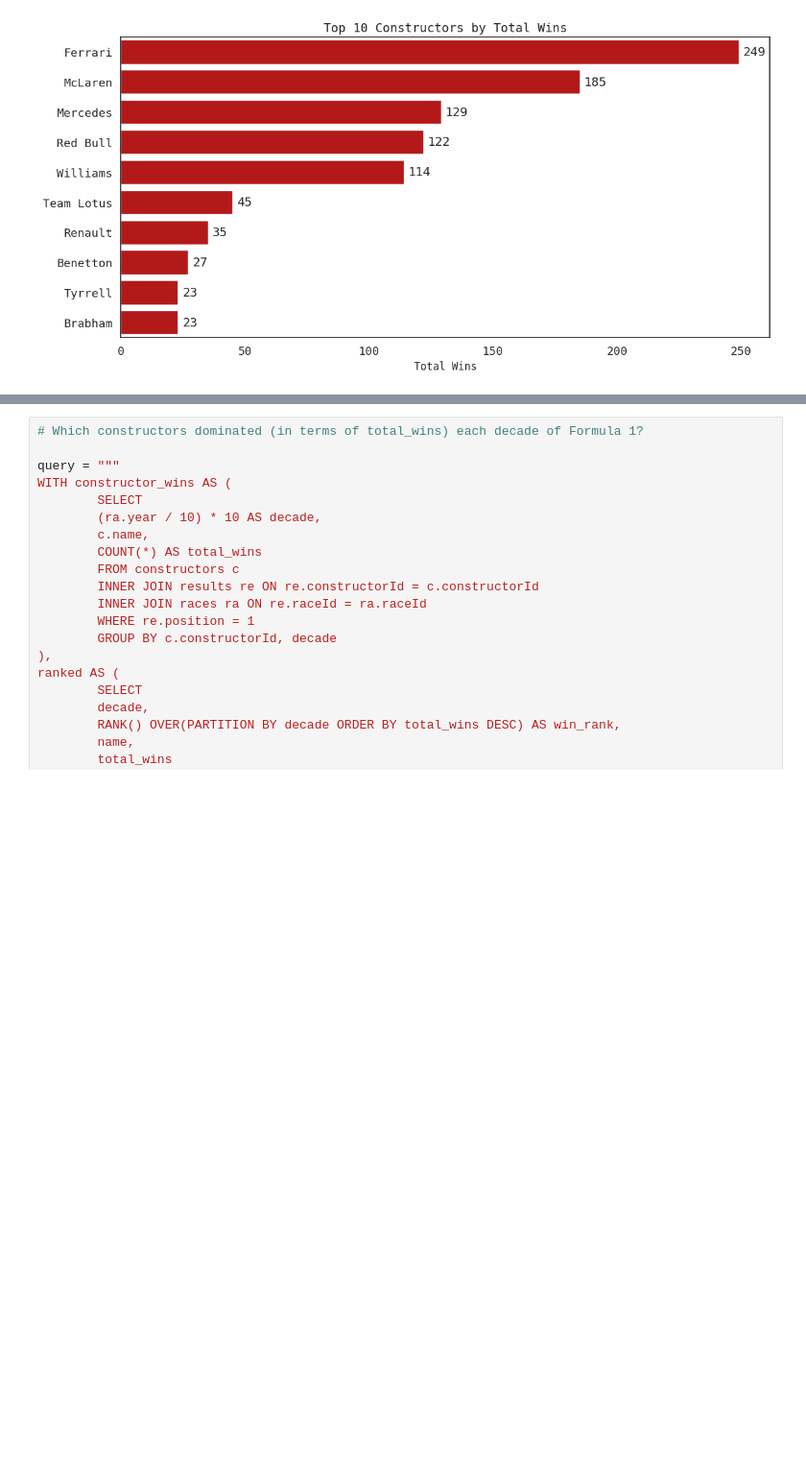
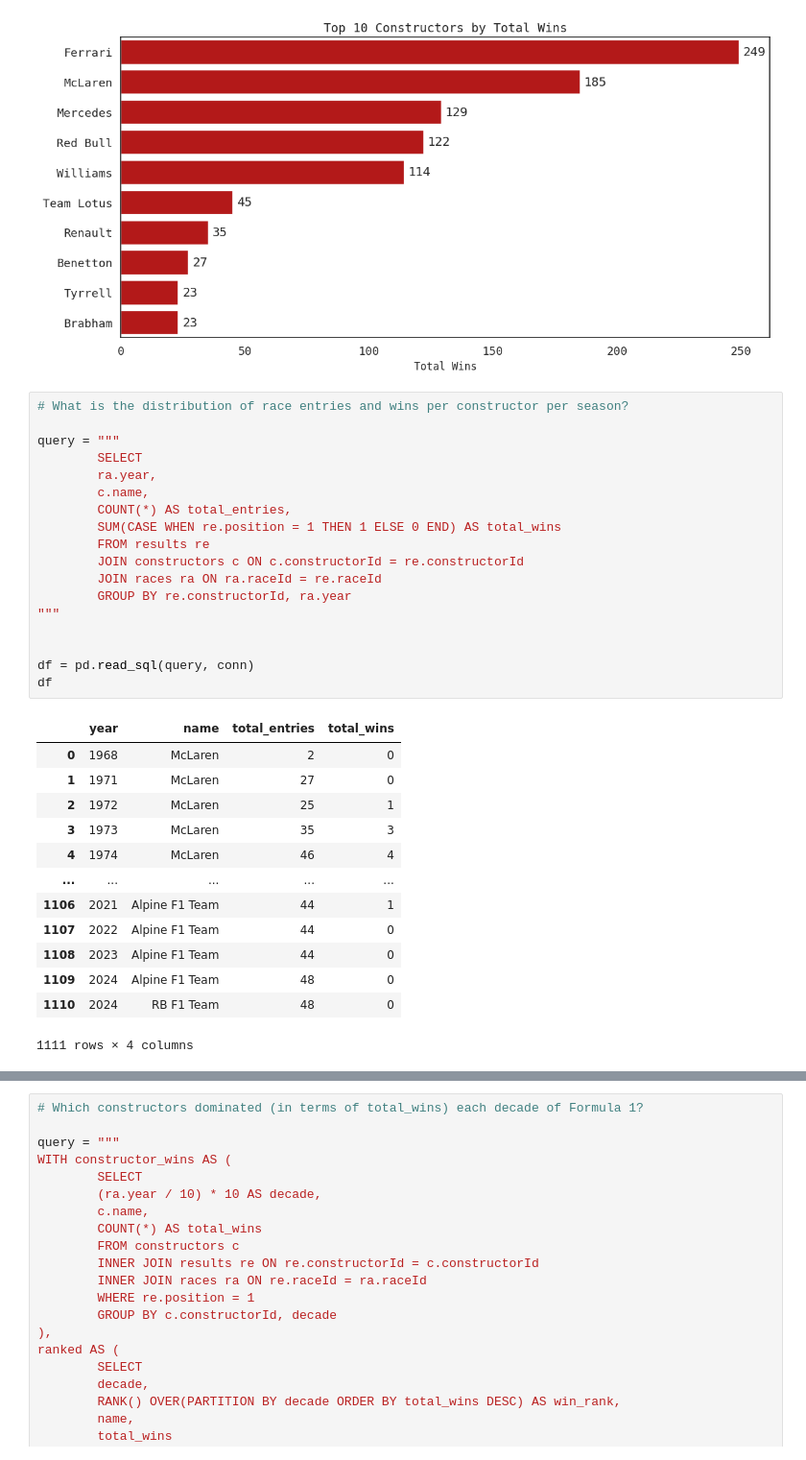
Before and after one commit to jakowczukalicja/formula1-sql-analysis, a Jupyter notebook: analysis.ipynb, the cells around one changed output, grey strips where cells are left out. Shown at 96% size. Cells and saved outputs as stored; diff of their text form; blank space fills up the shorter version.

```diff
--- a/analysis.ipynb
+++ b/analysis.ipynb
@@ -266,3 +266,35 @@ plt.tight_layout()
 plt.show()
 # %% [output]
 [figure]
+# %%
+# What is the distribution of race entries and wins per constructor per season?
+
+query = """
+        SELECT
+        ra.year,
+        c.name,
+        COUNT(*) AS total_entries,
+        SUM(CASE WHEN re.position = 1 THEN 1 ELSE 0 END) AS total_wins
+        FROM results re
+        JOIN constructors c ON c.constructorId = re.constructorId
+        JOIN races ra ON ra.raceId = re.raceId
+        GROUP BY re.constructorId, ra.year
+"""
+
+
+df = pd.read_sql(query, conn)
+df
+# %% [output]
+|  | year | name | total_entries | total_wins |
+| 0 | 1968 | McLaren | 2 | 0 |
+| 1 | 1971 | McLaren | 27 | 0 |
+| 2 | 1972 | McLaren | 25 | 1 |
+| 3 | 1973 | McLaren | 35 | 3 |
+| 4 | 1974 | McLaren | 46 | 4 |
+| ... | ... | ... | ... | ... |
+| 1106 | 2021 | Alpine F1 Team | 44 | 1 |
+| 1107 | 2022 | Alpine F1 Team | 44 | 0 |
+| 1108 | 2023 | Alpine F1 Team | 44 | 0 |
+| 1109 | 2024 | Alpine F1 Team | 48 | 0 |
+| 1110 | 2024 | RB F1 Team | 48 | 0 |
+1111 rows × 4 columns
```
Also changed, not shown: parts of 1 cell of this notebook.
